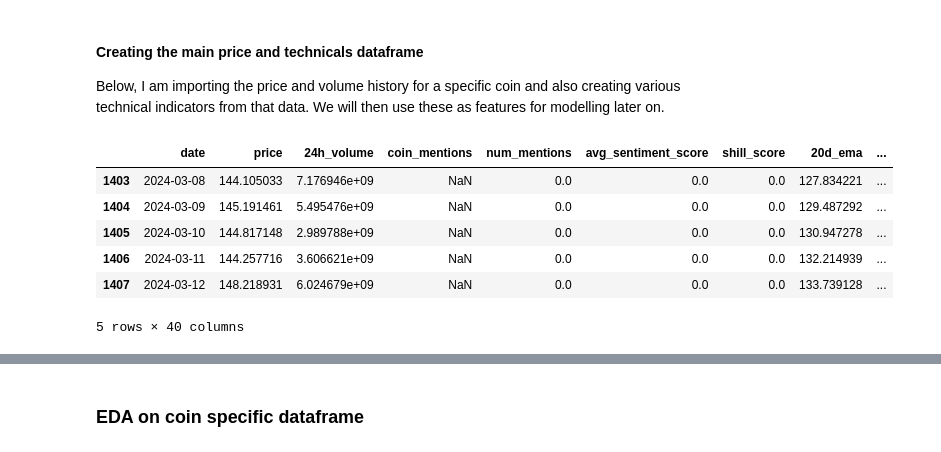
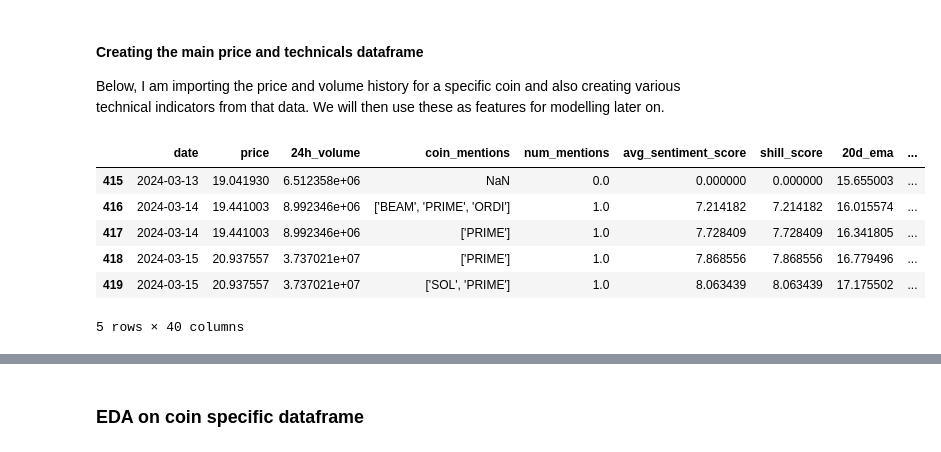
Before and after one commit to stevengoulden1/Shillometer, a Jupyter notebook: TG_Scraper_final.ipynb, the cells around one changed output, grey strips where cells are left out. Saved outputs shown, nothing was run; the diff lists cells and outputs as text; code cells hidden in the pictures.

```diff
--- a/TG_Scraper_final.ipynb
+++ b/TG_Scraper_final.ipynb
@@ -797,14 +825,14 @@ def coin_df_cg(days, coin):
 
     return df
 # %%
-new_df = coin_df_cg(1150, 'SOL')
+new_df = coin_df_cg(1150, 'PRIME')
 new_df.tail()
 # %% [output]
 |  | date | price | 24h_volume | coin_mentions | num_mentions | avg_sentiment_score | shill_score | 20d_ema | ... |
-| 1403 | 2024-03-08 | 144.105033 | 7.176946e+09 | NaN | 0.0 | 0.0 | 0.0 | 127.834221 | ... |
-| 1404 | 2024-03-09 | 145.191461 | 5.495476e+09 | NaN | 0.0 | 0.0 | 0.0 | 129.487292 | ... |
-| 1405 | 2024-03-10 | 144.817148 | 2.989788e+09 | NaN | 0.0 | 0.0 | 0.0 | 130.947278 | ... |
-| 1406 | 2024-03-11 | 144.257716 | 3.606621e+09 | NaN | 0.0 | 0.0 | 0.0 | 132.214939 | ... |
-| 1407 | 2024-03-12 | 148.218931 | 6.024679e+09 | NaN | 0.0 | 0.0 | 0.0 | 133.739128 | ... |
+| 415 | 2024-03-13 | 19.041930 | 6.512358e+06 | NaN | 0.0 | 0.000000 | 0.000000 | 15.655003 | ... |
+| 416 | 2024-03-14 | 19.441003 | 8.992346e+06 | ['BEAM', 'PRIME', 'ORDI'] | 1.0 | 7.214182 | 7.214182 | 16.015574 | ... |
+| 417 | 2024-03-14 | 19.441003 | 8.992346e+06 | ['PRIME'] | 1.0 | 7.728409 | 7.728409 | 16.341805 | ... |
+| 418 | 2024-03-15 | 20.937557 | 3.737021e+07 | ['PRIME'] | 1.0 | 7.868556 | 7.868556 | 16.779496 | ... |
+| 419 | 2024-03-15 | 20.937557 | 3.737021e+07 | ['SOL', 'PRIME'] | 1.0 | 8.063439 | 8.063439 | 17.175502 | ... |
 5 rows × 40 columns
 # %%
```
Also changed, not shown: parts of 20 cells of this notebook, 8 other files.
